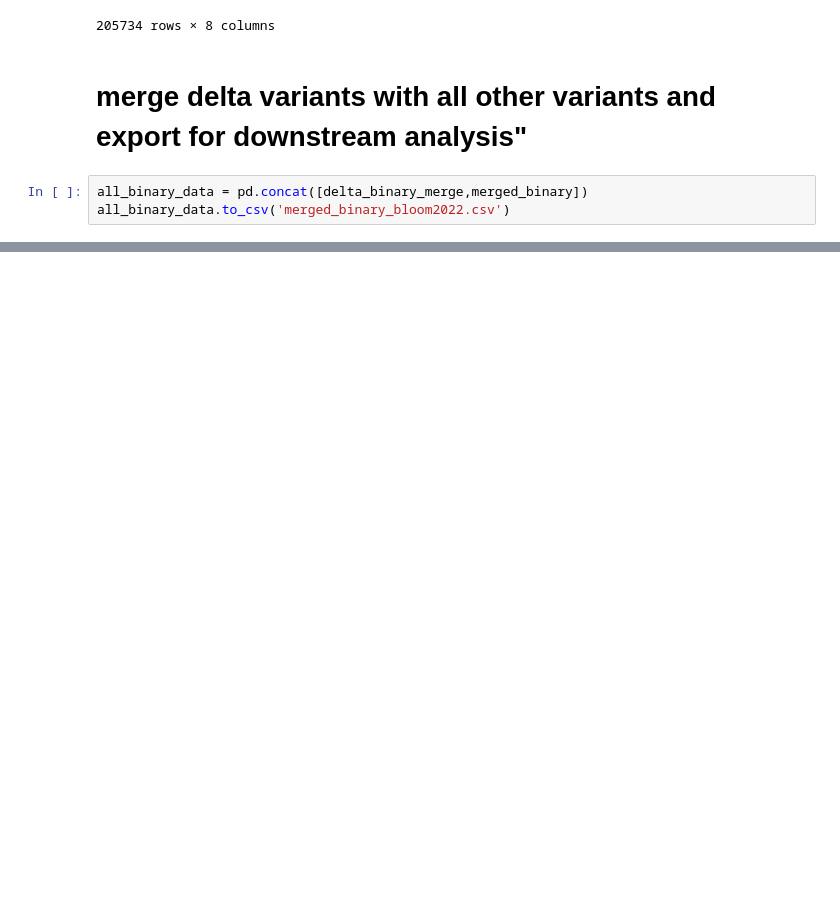
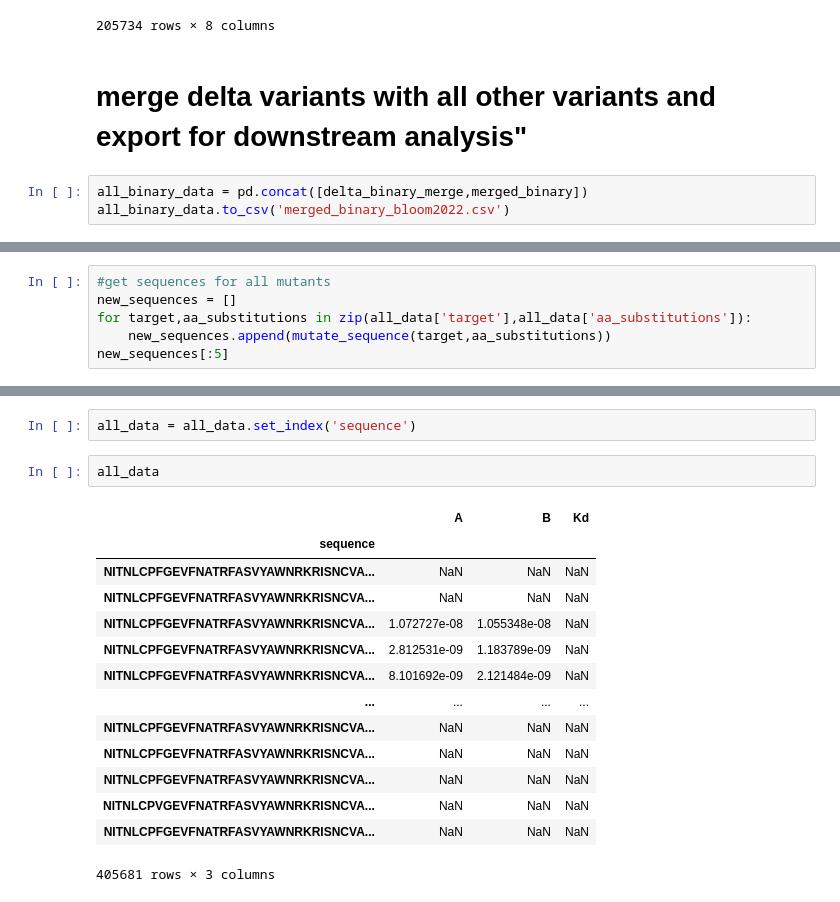
Before and after one commit to marshallcase/titeseq, a Jupyter notebook: titeseq bloom 2022.ipynb, the cells around one changed output, grey strips where cells are left out. Drawn from its saved outputs; the diff is of its cells as text; blank space fills up the shorter version.

```diff
--- a/titeseq bloom 2022.ipynb
+++ b/titeseq bloom 2022.ipynb
@@ -513,0 +528,6 @@ all_data.to_csv('fit_params.csv')
+# %%
+#get sequences for all mutants
+new_sequences = []
+for target,aa_substitutions in zip(all_data['target'],all_data['aa_substitutions']):
+    new_sequences.append(mutate_sequence(target,aa_substitutions))
+new_sequences[:5]
@@ -513,0 +546,19 @@ all_data.to_csv('fit_params.csv')
+# %%
+all_data = all_data.set_index('sequence')
+# %%
+all_data
+# %% [output]
+|  | A | B | Kd |
+| sequence |  |  |  |
+| NITNLCPFGEVFNATRFASVYAWNRKRISNCVA... | NaN | NaN | NaN |
+| NITNLCPFGEVFNATRFASVYAWNRKRISNCVA... | NaN | NaN | NaN |
+| NITNLCPFGEVFNATRFASVYAWNRKRISNCVA... | 1.072727e-08 | 1.055348e-08 | NaN |
+| NITNLCPFGEVFNATRFASVYAWNRKRISNCVA... | 2.812531e-09 | 1.183789e-09 | NaN |
+| NITNLCPFGEVFNATRFASVYAWNRKRISNCVA... | 8.101692e-09 | 2.121484e-09 | NaN |
+| ... | ... | ... | ... |
+| NITNLCPFGEVFNATRFASVYAWNRKRISNCVA... | NaN | NaN | NaN |
+| NITNLCPFGEVFNATRFASVYAWNRKRISNCVA... | NaN | NaN | NaN |
+| NITNLCPFGEVFNATRFASVYAWNRKRISNCVA... | NaN | NaN | NaN |
+| NITNLCPVGEVFNATRFASVYAWNRKRISNCVA... | NaN | NaN | NaN |
+| NITNLCPFGEVFNATRFASVYAWNRKRISNCVA... | NaN | NaN | NaN |
+405681 rows × 3 columns
```
Also changed, not shown: parts of 14 cells of this notebook, 4 other files.
